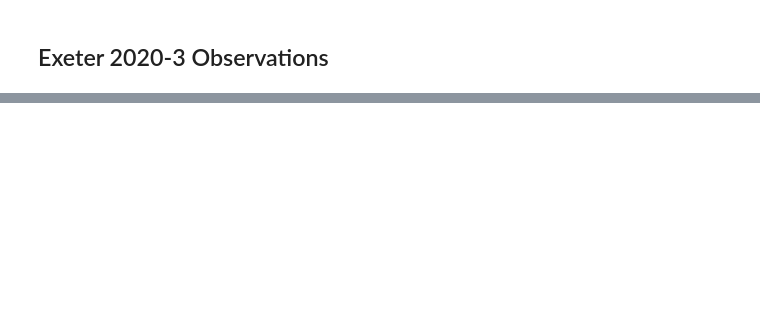
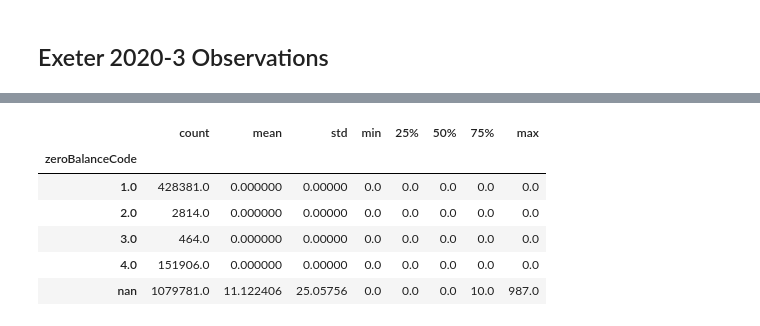
Before and after one commit to johnlichtenstein/examine_ABSEE, a Jupyter notebook: exeter20203.ipynb, the cells around one changed output, grey strips where cells are left out. Cells and saved outputs as stored; diff of their text form; code cells hidden in the pictures; blank space fills up the shorter version.

```diff
--- a/exeter20203.ipynb
+++ b/exeter20203.ipynb
@@ -39,0 +96,15 @@ pd.read_sql(qS, con).set_index("zeroBalanceCode")
+# %%
+curDelS = """select assetNumber	reportingPeriodBeginningDate
+    , zeroBalanceCode, currentDelinquencyStatus
+from history"""
+curDelR = pd.read_sql(curDelS, con)
+curDelR.groupby("zeroBalanceCode")["currentDelinquencyStatus"] \
+    .describe()
+# %% [output]
+|  | count | mean | std | min | 25% | 50% | 75% | max |
+| zeroBalanceCode |  |  |  |  |  |  |  |  |
+| 1.0 | 428381.0 | 0.000000 | 0.00000 | 0.0 | 0.0 | 0.0 | 0.0 | 0.0 |
+| 2.0 | 2814.0 | 0.000000 | 0.00000 | 0.0 | 0.0 | 0.0 | 0.0 | 0.0 |
+| 3.0 | 464.0 | 0.000000 | 0.00000 | 0.0 | 0.0 | 0.0 | 0.0 | 0.0 |
+| 4.0 | 151906.0 | 0.000000 | 0.00000 | 0.0 | 0.0 | 0.0 | 0.0 | 0.0 |
+| nan | 1079781.0 | 11.122406 | 25.05756 | 0.0 | 0.0 | 0.0 | 10.0 | 987.0 |
```
Also changed, not shown: parts of 20 cells of this notebook, 2 other files.
